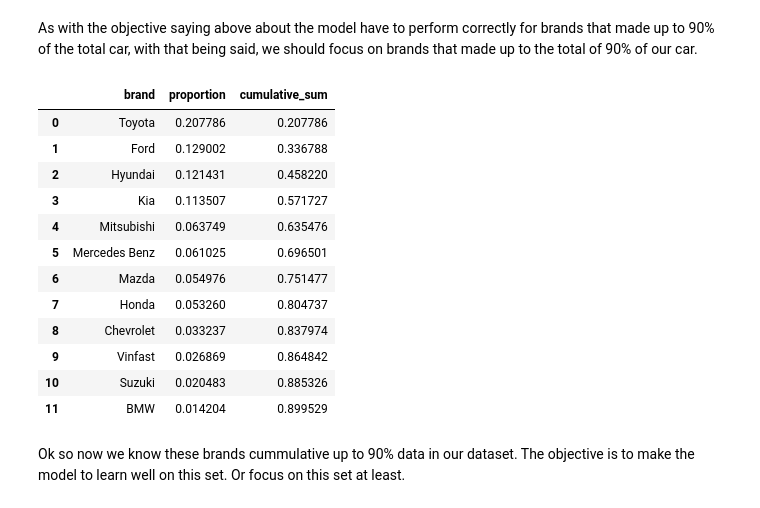
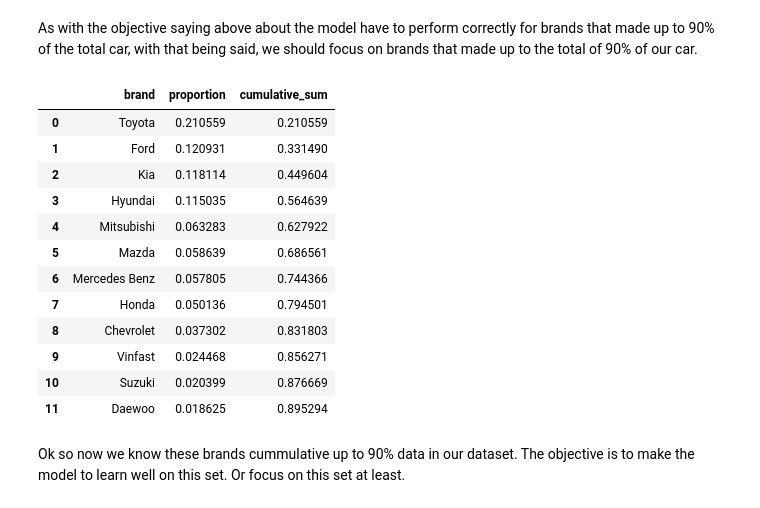
Before and after one commit to ngnquanq/car-price-prediction, a Jupyter notebook: demo.ipynb, the cells around one changed output. Cells and saved outputs as stored; diff of their text form; code cells hidden in the pictures.

```diff
--- a/demo.ipynb
+++ b/demo.ipynb
@@ -33,10 +33,10 @@ from sklearn.metrics import mean_squared_error, r2_score, mean_absolute_error
 import sys
 # %%
 # Load data
-DATA_PATH = 'data/raw'
+DATA_PATH = 'data'
 MODEL_PATH = 'models'
-ref = pd.read_csv(f'{DATA_PATH}/car.csv') # for reference if needed
-data = pd.read_csv(f'{DATA_PATH}/car.csv')
+ref = pd.read_csv(f'{DATA_PATH}/raw/car.csv') # for reference if needed
+data = pd.read_csv(f'{DATA_PATH}/raw/car.csv')
 # %%
 unique_df = ref[~ref.duplicated()]
 unique_df
@@ -739,0 +791,2 @@ See the caveats in the documentation: https://pandas.pydata.org/pandas-docs/stab
+# %%
+data = another_data.copy()
@@ -740,3 +906,5 @@ See the caveats in the documentation: https://pandas.pydata.org/pandas-docs/stab
+# %%
+data = data.dropna()
 # %%
 # calculate the missing values of each column
 missing_values = data.isnull().sum()
@@ -849,30 +1030,30 @@ As with the objective saying above about the model have to perform correctly for
 # %%
 # Calculate the proportion of each brand
 brand_counts = data['brand'].value_counts(normalize=True).reset_index()
 brand_counts.columns = ['brand', 'proportion']
 
 # Calculate the cumulative sum of the proportions
 brand_counts['cumulative_sum'] = brand_counts['proportion'].cumsum()
 
 # Define the cutoff value
-cutoff = 0.9
+cutoff = 0.91
 brand_counts_below_cutoff = brand_counts[brand_counts['cumulative_sum'] <= cutoff]
 
 brand_counts_below_cutoff
 # %% [output]
 |  | brand | proportion | cumulative_sum |
-| 0 | Toyota | 0.207786 | 0.207786 |
-| 1 | Ford | 0.129002 | 0.336788 |
-| 2 | Hyundai | 0.121431 | 0.458220 |
-| 3 | Kia | 0.113507 | 0.571727 |
-| 4 | Mitsubishi | 0.063749 | 0.635476 |
-| 5 | Mercedes Benz | 0.061025 | 0.696501 |
-| 6 | Mazda | 0.054976 | 0.751477 |
-| 7 | Honda | 0.053260 | 0.804737 |
-| 8 | Chevrolet | 0.033237 | 0.837974 |
-| 9 | Vinfast | 0.026869 | 0.864842 |
-| 10 | Suzuki | 0.020483 | 0.885326 |
-| 11 | BMW | 0.014204 | 0.899529 |
+| 0 | Toyota | 0.210559 | 0.210559 |
+| 1 | Ford | 0.120931 | 0.331490 |
+| 2 | Kia | 0.118114 | 0.449604 |
+| 3 | Hyundai | 0.115035 | 0.564639 |
+| 4 | Mitsubishi | 0.063283 | 0.627922 |
+| 5 | Mazda | 0.058639 | 0.686561 |
+| 6 | Mercedes Benz | 0.057805 | 0.744366 |
+| 7 | Honda | 0.050136 | 0.794501 |
+| 8 | Chevrolet | 0.037302 | 0.831803 |
+| 9 | Vinfast | 0.024468 | 0.856271 |
+| 10 | Suzuki | 0.020399 | 0.876669 |
+| 11 | Daewoo | 0.018625 | 0.895294 |
 # %% [markdown]
 Ok so now we know these brands cummulative up to 90% data in our dataset. The objective is to make the model to learn well on this set. Or focus on this set at least.
 # %%
```
Also changed, not shown: parts of 74 cells of this notebook, 8 other files.
